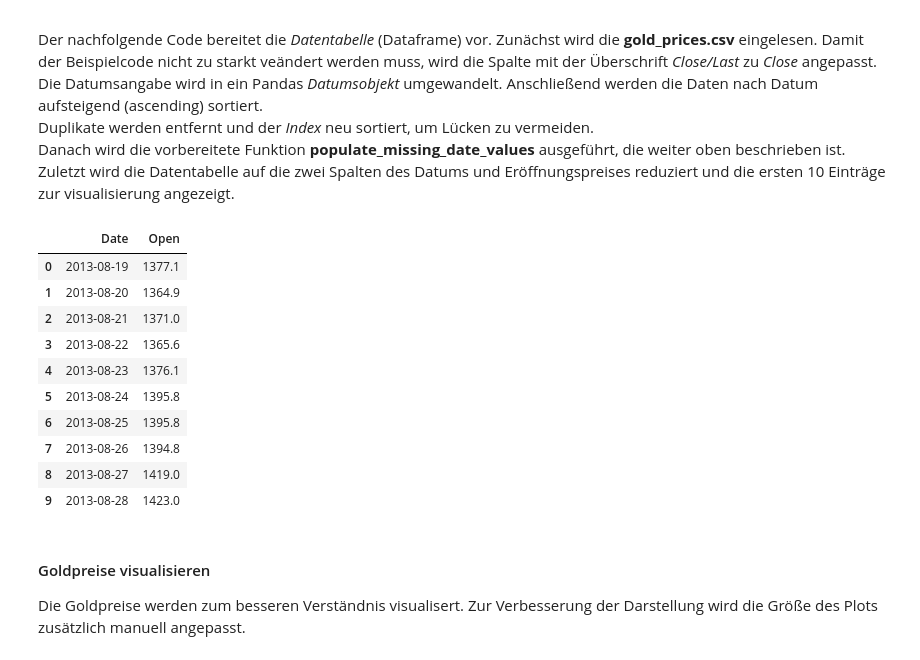
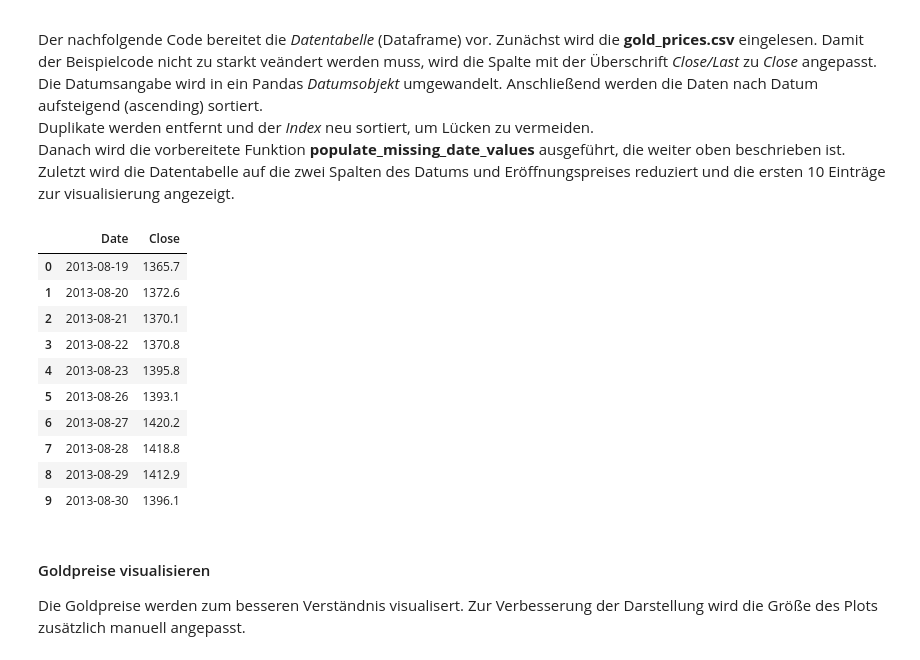
Before and after one commit to TTomczek/DL-Time-Series-Forecasting-With-RNNs, a Jupyter notebook: ausarbeitung.ipynb, the cells around one changed output. Saved outputs shown, nothing was run; the diff lists cells and outputs as text; code cells hidden in the pictures.

```diff
--- a/ausarbeitung.ipynb
+++ b/ausarbeitung.ipynb
@@ -744,34 +744,35 @@ Zuletzt wird die Datentabelle auf die zwei Spalten des Datums und Eröffnungspre
 # %%
 # load the gold stock csv into a dataframe
 df = pd.read_csv(DATA_PATH)
 df = df.rename(columns={"Close/Last": "Close"}) #Unser Dataframe hat eine Spalte Close/Last --> Diese muss zu "Close" umbenannt werden, damit die nachfolgenden Codes funktionieren
 df['Date'] = pd.to_datetime(df['Date'])
 
 # sort by Date - Earliest to latest
 df = df.sort_values(by='Date', ascending=True)
 
 # remove duplicate observations
 df.drop_duplicates(subset=['Date'], keep='first', inplace=True)
 df.reset_index(drop=True, inplace=True)
 
-# populate missing dates and open price values
-df = populate_missing_date_values(df)
+# populate missing dates and close price values
+# Ich verzichte auf diesen Schritt, um mit gleichen Zahlen zu Arbeiten wie in den vorigen Kapiteln
+#df = populate_missing_date_values(df)
 
-# create a dataframe with only Date and Open columns
-df = pd.DataFrame(df, columns=['Date', 'Open'])
+# create a dataframe with only Date and Close columns
+df = pd.DataFrame(df, columns=['Date', 'Close'])
 df.head(10)
 # %% [output]
-|  | Date | Open |
-| 0 | 2013-08-19 | 1377.1 |
-| 1 | 2013-08-20 | 1364.9 |
-| 2 | 2013-08-21 | 1371.0 |
-| 3 | 2013-08-22 | 1365.6 |
-| 4 | 2013-08-23 | 1376.1 |
-| 5 | 2013-08-24 | 1395.8 |
-| 6 | 2013-08-25 | 1395.8 |
-| 7 | 2013-08-26 | 1394.8 |
-| 8 | 2013-08-27 | 1419.0 |
-| 9 | 2013-08-28 | 1423.0 |
+|  | Date | Close |
+| 0 | 2013-08-19 | 1365.7 |
+| 1 | 2013-08-20 | 1372.6 |
+| 2 | 2013-08-21 | 1370.1 |
+| 3 | 2013-08-22 | 1370.8 |
+| 4 | 2013-08-23 | 1395.8 |
+| 5 | 2013-08-26 | 1393.1 |
+| 6 | 2013-08-27 | 1420.2 |
+| 7 | 2013-08-28 | 1418.8 |
+| 8 | 2013-08-29 | 1412.9 |
+| 9 | 2013-08-30 | 1396.1 |
 # %% [markdown]
 #### Goldpreise visualisieren
 Die Goldpreise werden zum besseren Verständnis visualisert. Zur Verbesserung der Darstellung wird die Größe des Plots zusätzlich manuell angepasst.
```
Also changed, not shown: parts of 19 cells of this notebook.
